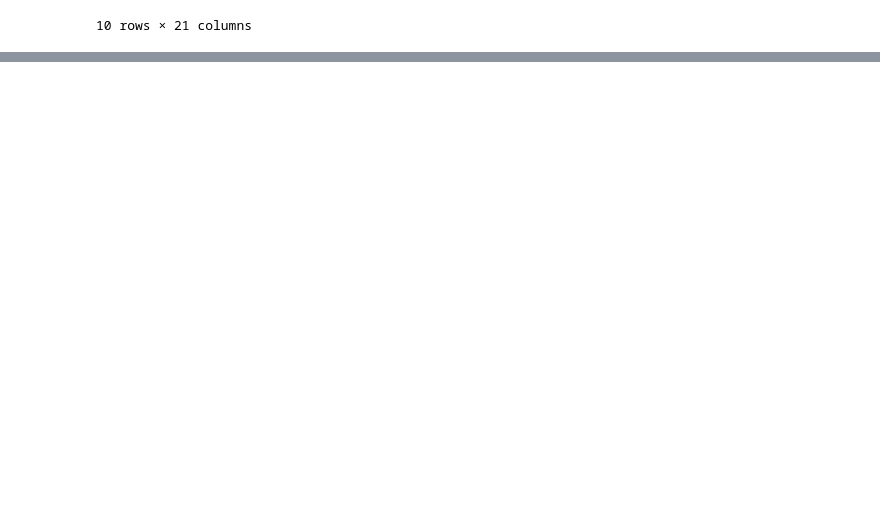
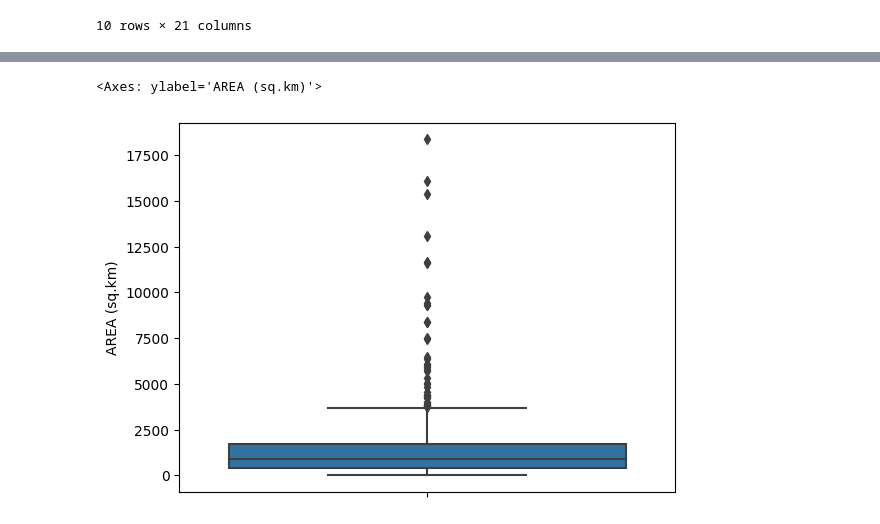
Before and after one commit to mursaleen-sengr/EDA_Day1, a Jupyter notebook: edapractice.ipynb, the cells around one changed output, grey strips where cells are left out. Drawn from its saved outputs; the diff is of its cells as text; code cells hidden in the pictures; blank space fills up the shorter version.

```diff
--- a/edapractice.ipynb
+++ b/edapractice.ipynb
@@ -93,0 +142,2 @@ df.describe()
+# %%
+df=pd.read_csv('data.csv')
@@ -93,0 +260,6 @@ df.describe()
+# %%
+# hypothesis:
+sns.boxplot(df, y='AREA (sq.km)')
+# %% [output]
+<Axes: ylabel='AREA (sq.km)'>
+[figure, added]
```
Also changed, not shown: parts of 20 cells of this notebook.
